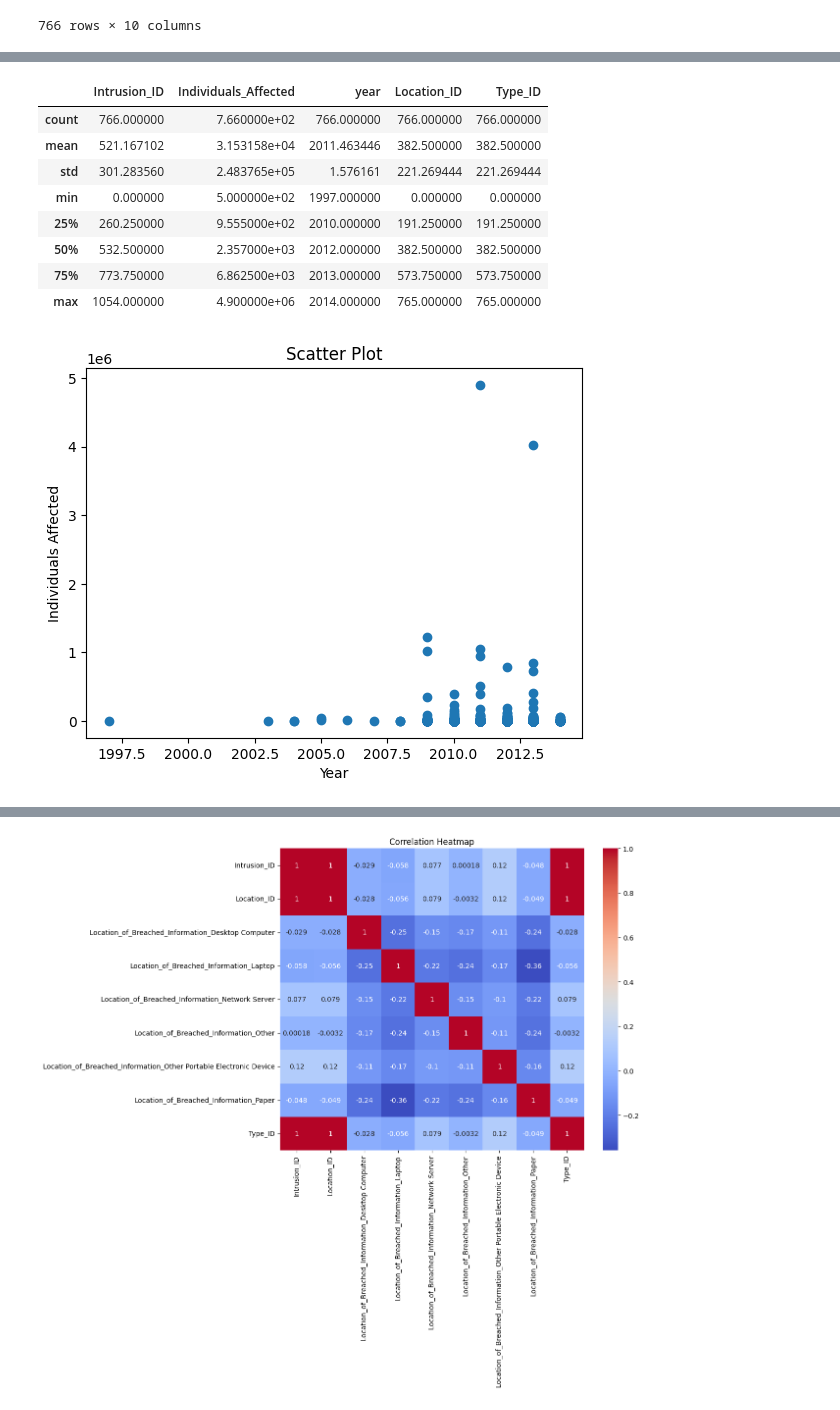
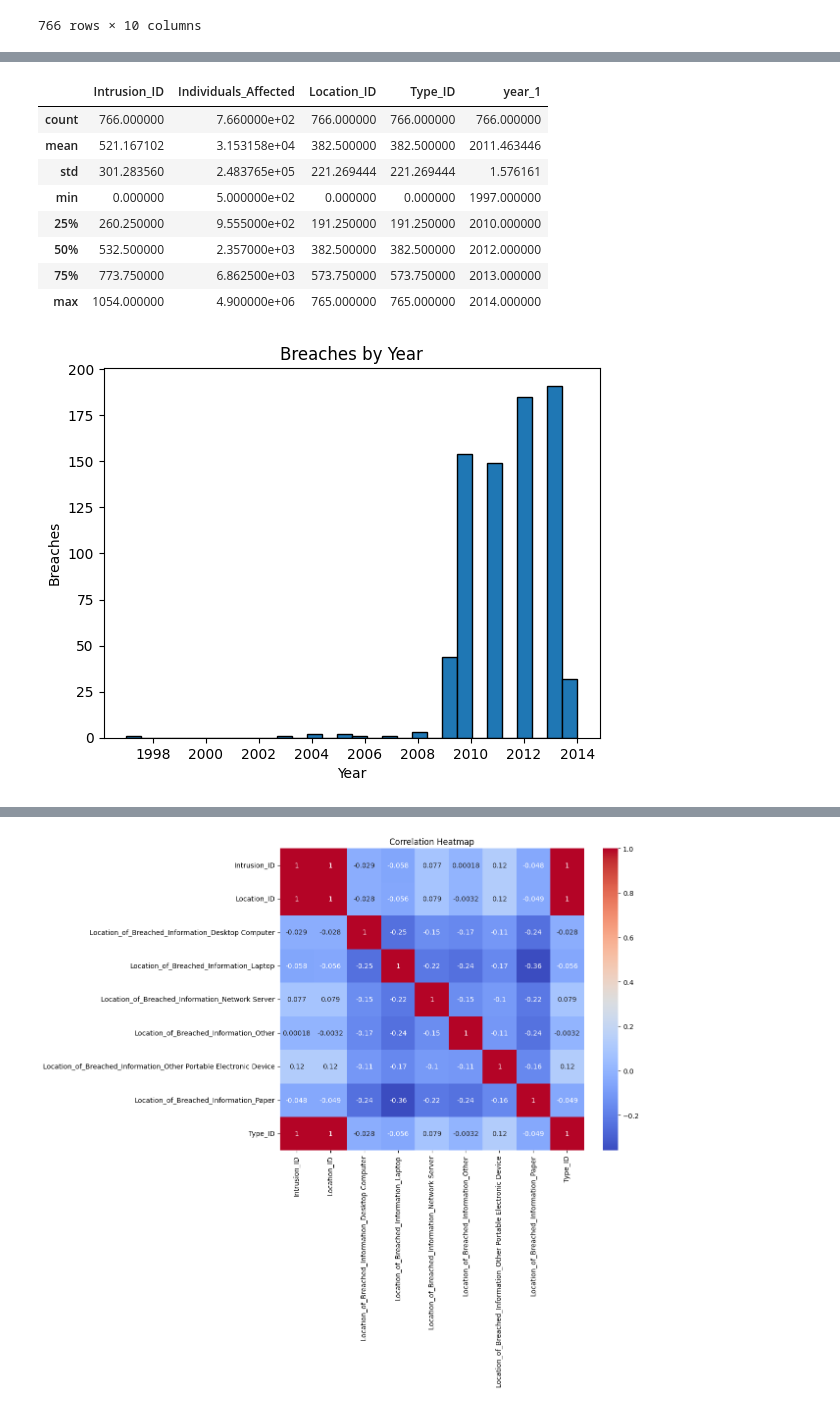
Before and after one commit to JacquelineGomez06/Cyber_Capstone, a Jupyter notebook: eda.ipynb, the cells around one changed output, grey strips where cells are left out. Drawn from its saved outputs; the diff is of its cells as text; code cells hidden in the pictures.

```diff
--- a/eda.ipynb
+++ b/eda.ipynb
@@ -13,7 +13,8 @@ import matplotlib.pyplot as plt
 import numpy as np
 import seaborn as sns
 
-main_df = pd.read_csv('Data/main_df.csv')
+df_encoded = pd.read_csv('Data/df_encoded.csv')
+main_df = pd.read_csv('Data/main_df.csv', parse_dates = ['year'])
 Location_df = pd.read_csv('Data/Location_df.csv')
 Type_df = pd.read_csv('Data/Type_df.csv')
 
@@ -34,0 +45,6 @@ main_df
+# %%
+#
+
+main_df['year_1'] = main_df['year'].dt.year
+
+main_df['year_1']
@@ -35,27 +64,27 @@ main_df
 # %%
 main_df.describe()
 # %% [output]
-|  | Intrusion_ID | Individuals_Affected | year | Location_ID | Type_ID |
+|  | Intrusion_ID | Individuals_Affected | Location_ID | Type_ID | year_1 |
 | count | 766.000000 | 7.660000e+02 | 766.000000 | 766.000000 | 766.000000 |
-| mean | 521.167102 | 3.153158e+04 | 2011.463446 | 382.500000 | 382.500000 |
-| std | 301.283560 | 2.483765e+05 | 1.576161 | 221.269444 | 221.269444 |
-| min | 0.000000 | 5.000000e+02 | 1997.000000 | 0.000000 | 0.000000 |
-| 25% | 260.250000 | 9.555000e+02 | 2010.000000 | 191.250000 | 191.250000 |
-| 50% | 532.500000 | 2.357000e+03 | 2012.000000 | 382.500000 | 382.500000 |
-| 75% | 773.750000 | 6.862500e+03 | 2013.000000 | 573.750000 | 573.750000 |
-| max | 1054.000000 | 4.900000e+06 | 2014.000000 | 765.000000 | 765.000000 |
+| mean | 521.167102 | 3.153158e+04 | 382.500000 | 382.500000 | 2011.463446 |
+| std | 301.283560 | 2.483765e+05 | 221.269444 | 221.269444 | 1.576161 |
+| min | 0.000000 | 5.000000e+02 | 0.000000 | 0.000000 | 1997.000000 |
+| 25% | 260.250000 | 9.555000e+02 | 191.250000 | 191.250000 | 2010.000000 |
+| 50% | 532.500000 | 2.357000e+03 | 382.500000 | 382.500000 | 2012.000000 |
+| 75% | 773.750000 | 6.862500e+03 | 573.750000 | 573.750000 | 2013.000000 |
+| max | 1054.000000 | 4.900000e+06 | 765.000000 | 765.000000 | 2014.000000 |
 # %%
-plt.scatter(main_df['year'], main_df['Individuals_Affected'])
+plt.hist(main_df['year'], bins = 30, edgecolor = 'black')
 
 plt.xlabel('Year')
 
-plt.ylabel('Individuals Affected')
+plt.ylabel('Breaches')
 
-plt.title('Scatter Plot')
+plt.title('Breaches by Year')
 
 plt.show()
 
 
 # Here we can see that the majority of breaches occur around years 2009-2012
 # %% [output]
-[figure, old version]
+[figure, new version]
```
Also changed, not shown: parts of 19 cells of this notebook, 7 other files.
